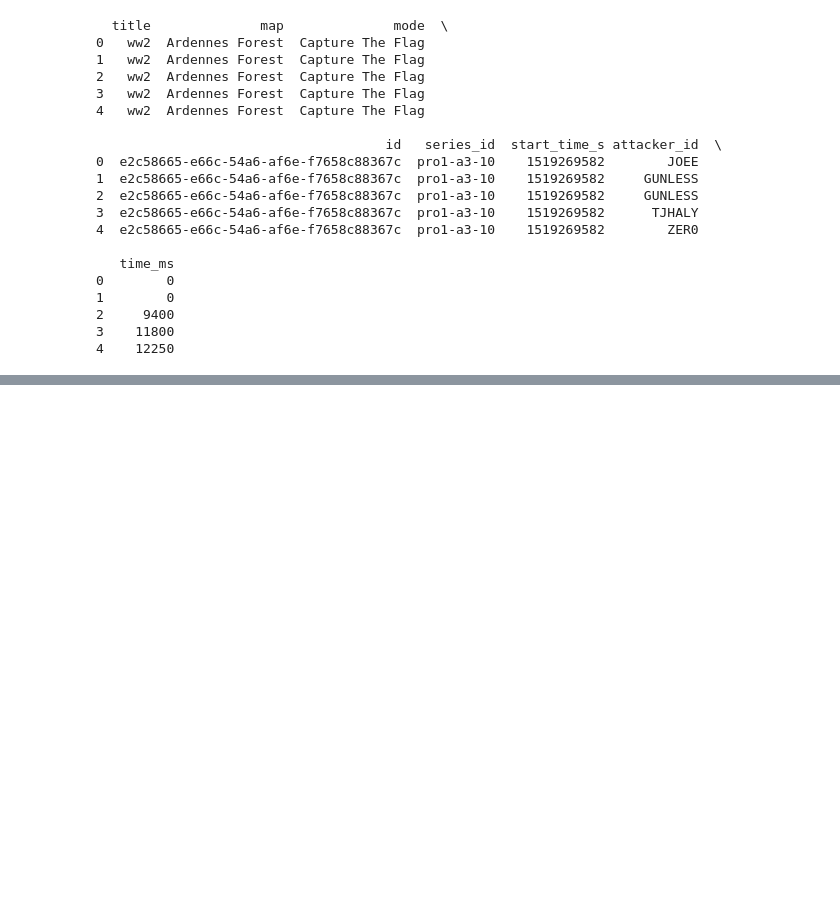
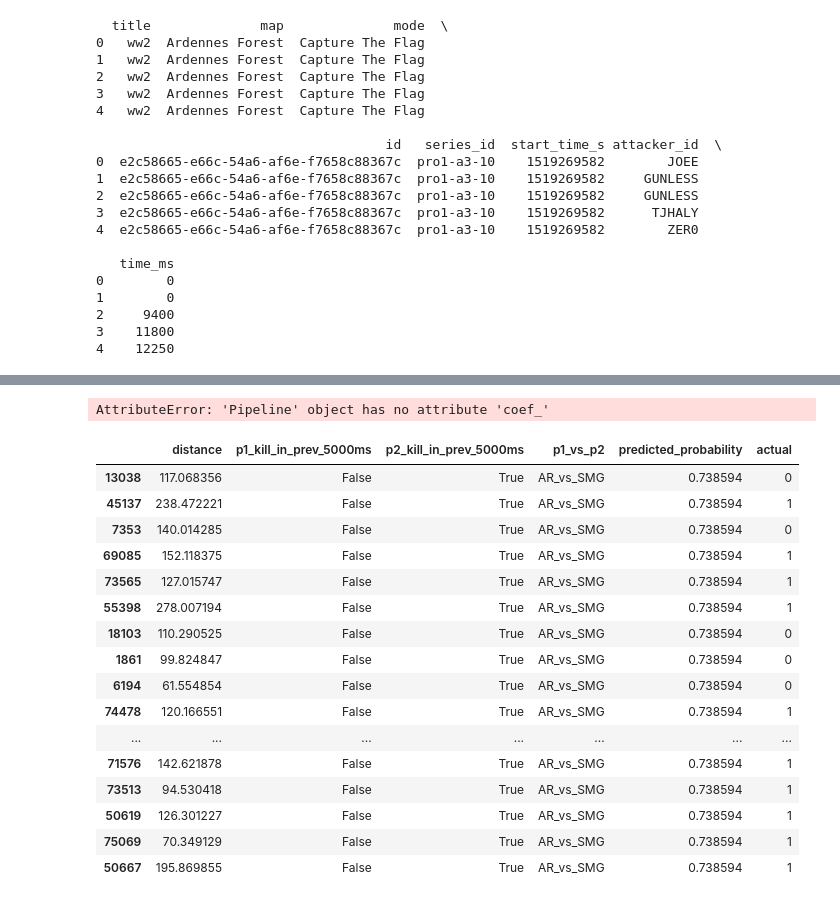
Before and after one commit to dougliebe/cwl-data, a Jupyter notebook: xkills_model.ipynb, the cells around one changed output, grey strips where cells are left out. Cells and saved outputs as stored; diff of their text form; code cells hidden in the pictures; blank space fills up the shorter version.

```diff
--- a/xkills_model.ipynb
+++ b/xkills_model.ipynb
@@ -307,0 +521,49 @@ print(filtered_df.head())
+# %%
+# Coefficients
+print("Coefficients:", pipeline.named_steps['classifier'].coef_)
+print("Intercept:", pipeline.named_steps['classifier'].intercept_)
+
+## covert to
+# Interpret the coefficients in English
+feature_names = ['distance', 'p1_kill_in_prev_5000ms', 'p2_kill_in_prev_5000ms', 'p2_weapon_type', 'p1_weapon_type']
+coefficients = pipeline.coef_[0]
+
+for feature, coef in zip(feature_names, coefficients):
+    if coef > 0:
+        print(f"An increase in {feature} increases the likelihood of a kill.")
+    else:
+        print(f"An increase in {feature} decreases the likelihood of a kill.")
+# %% [output]
+AttributeError: 'Pipeline' object has no attribute 'coef_'
+# %%
+y_pred_proba = pipeline.predict_proba(X_test)[:, 1]
+
+# Add the predicted probabilities to the test set
+X_test['predicted_probability'] = y_pred_proba
+
+# Add the actual target values to the test set
+X_test['actual'] = y_test.values
+
+# Sort the test set by the predicted probabilities
+sorted_test_set = X_test.sort_values(by='predicted_probability', ascending=False)
+
+# Display the first few rows of the sorted test set
+sorted_test_set.head(20)
+# %% [output]
+|  | distance | p1_kill_in_prev_5000ms | p2_kill_in_prev_5000ms | p1_vs_p2 | predicted_probability | actual |
+| 13038 | 117.068356 | False | True | AR_vs_SMG | 0.738594 | 0 |
+| 45137 | 238.472221 | False | True | AR_vs_SMG | 0.738594 | 1 |
+| 7353 | 140.014285 | False | True | AR_vs_SMG | 0.738594 | 0 |
+| 69085 | 152.118375 | False | True | AR_vs_SMG | 0.738594 | 1 |
+| 73565 | 127.015747 | False | True | AR_vs_SMG | 0.738594 | 1 |
+| 55398 | 278.007194 | False | True | AR_vs_SMG | 0.738594 | 1 |
+| 18103 | 110.290525 | False | True | AR_vs_SMG | 0.738594 | 0 |
+| 1861 | 99.824847 | False | True | AR_vs_SMG | 0.738594 | 0 |
+| 6194 | 61.554854 | False | True | AR_vs_SMG | 0.738594 | 0 |
+| 74478 | 120.166551 | False | True | AR_vs_SMG | 0.738594 | 1 |
+| ... | ... | ... | ... | ... | ... | ... |
+| 71576 | 142.621878 | False | True | AR_vs_SMG | 0.738594 | 1 |
+| 73513 | 94.530418 | False | True | AR_vs_SMG | 0.738594 | 1 |
+| 50619 | 126.301227 | False | True | AR_vs_SMG | 0.738594 | 1 |
+| 75069 | 70.349129 | False | True | AR_vs_SMG | 0.738594 | 1 |
+| 50667 | 195.869855 | False | True | AR_vs_SMG | 0.738594 | 1 |
```
Also changed, not shown: parts of 14 cells of this notebook, 1 other file.
